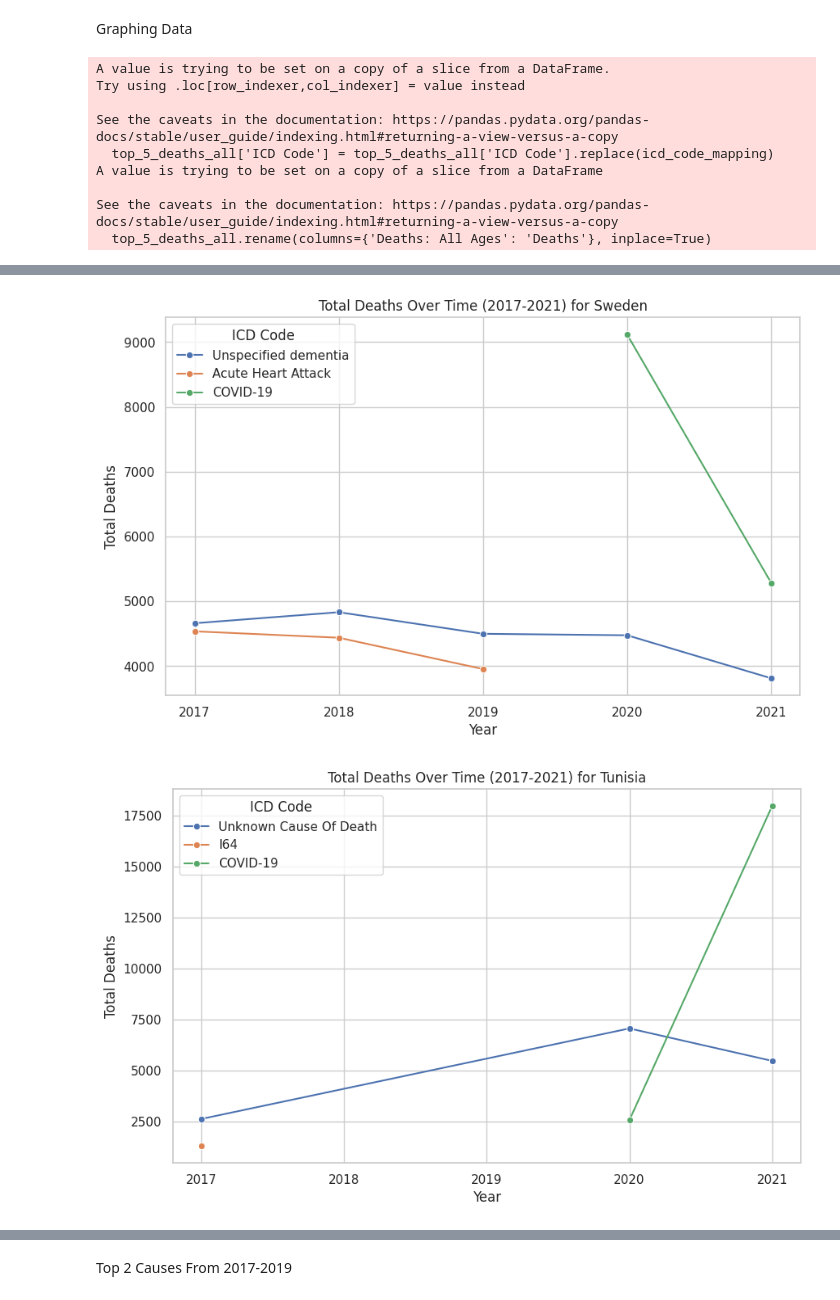
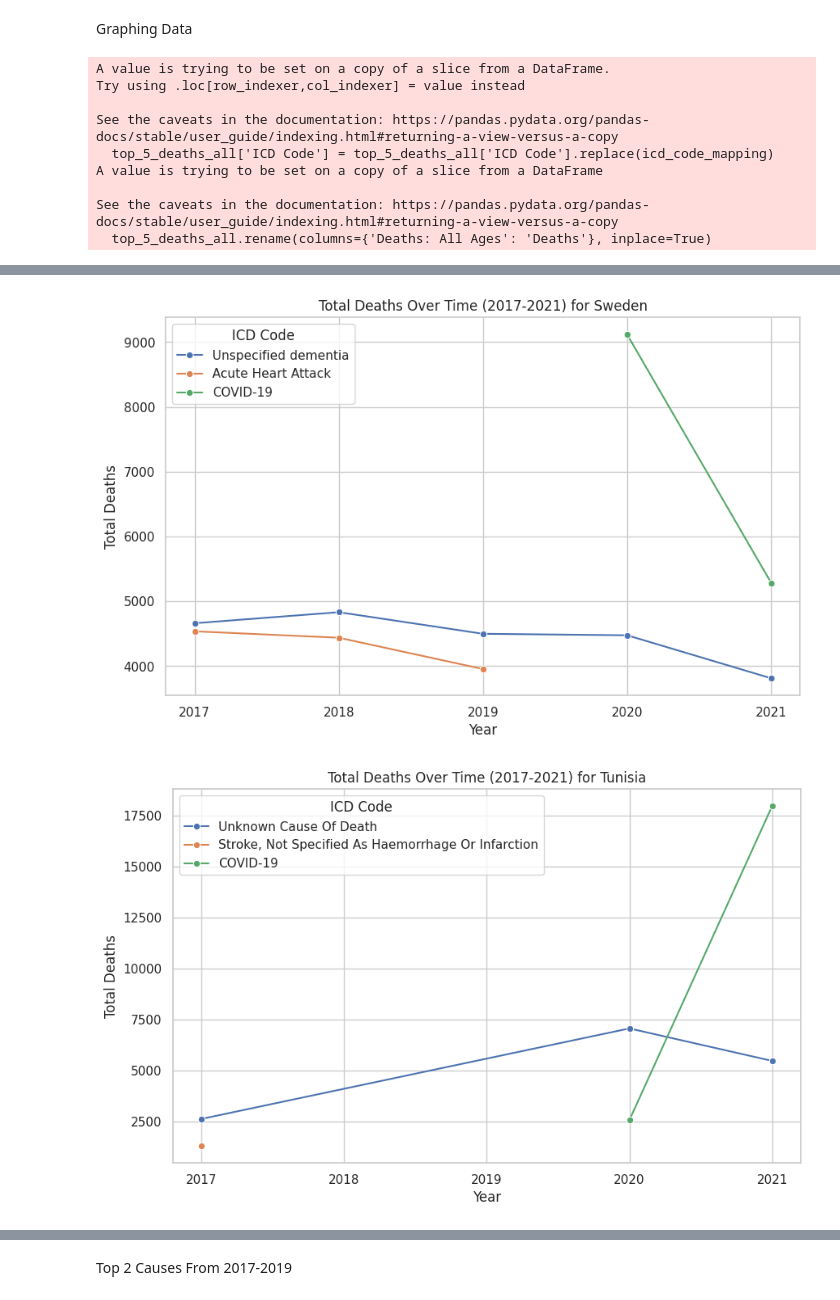
Before and after one commit to ShylaTatum/Group-Project-1, a Jupyter notebook: Profit_Predictions.ipynb, the cells around one changed output, grey strips where cells are left out. Cells and saved outputs as stored; diff of their text form; code cells hidden in the pictures.

```diff
--- a/Profit_Predictions.ipynb
+++ b/Profit_Predictions.ipynb
@@ -198,6 +198,11 @@ icd_code_mapping = {
     'I509': 'Unspecified Heart Failure',
     'I500': 'Congestive Heart Failure',
     'J449': 'Chronic Obstructive Pulmonary Disease',
+    'E149': 'Unspecified Diabetes Mellitus Without Complications',
+    'I10': 'High Blood Pressure',
+    'J690': 'Pneumonitis Due To Inhalation Of Food and Vomit',
+    'I250': 'All Other Forms Of Chronic Ischemic Heart Disease',
+    'N189': 'Chronic Kidney Disease, Unspecified'
     # Add more mappings as needed
 }
 
@@ -301,6 +306,11 @@ icd_code_mapping = {
     'J189': 'Pneumonia, Unspecified',
     'I251': 'Atherosclerotic Heart Disease',
     'I259': 'Chronic Ischaemic Heart Disease',
+    'I25': ' Chronic Ischaemic Heart Disease',
+    'G30': "Alzheimer's Disease",
+    'A419': 'Sepsis, Unspecified Organism',
+    'I509': 'Heart Failure, Unspecified',
+    'I64': 'Stroke, Not Specified As Haemorrhage Or Infarction',
     # Add all other ICD codes and their new names here
 }
 
@@ -373,6 +383,6 @@ See the caveats in the documentation: https://pandas.pydata.org/pandas-docs/stab
 [figure]
 [figure]
-[figure, old version]
+[figure, new version]
 [figure]
 # %% [markdown]
 Top 2 Causes From 2017-2019
```
Also changed, not shown: parts of 3 cells of this notebook.
